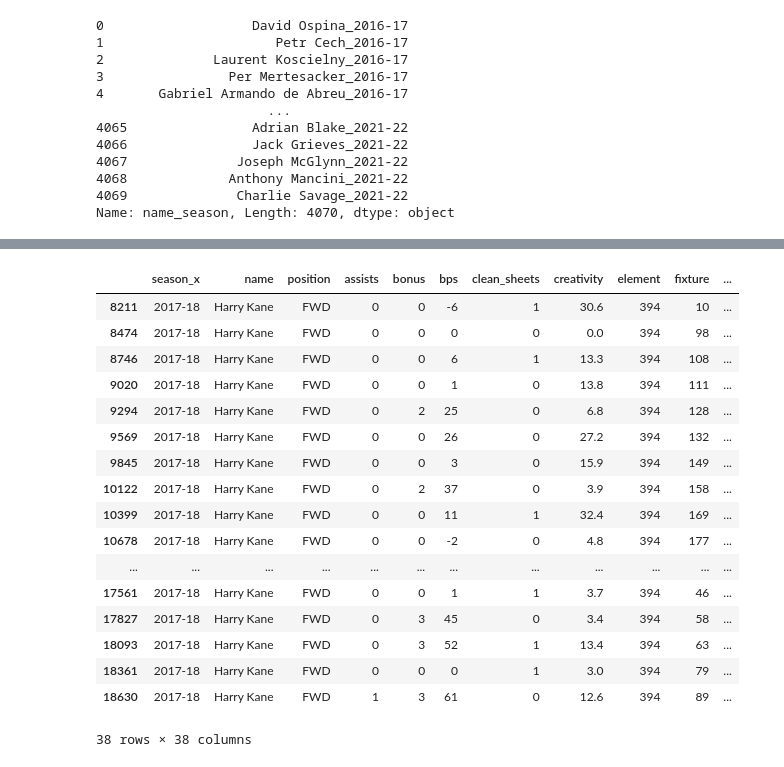
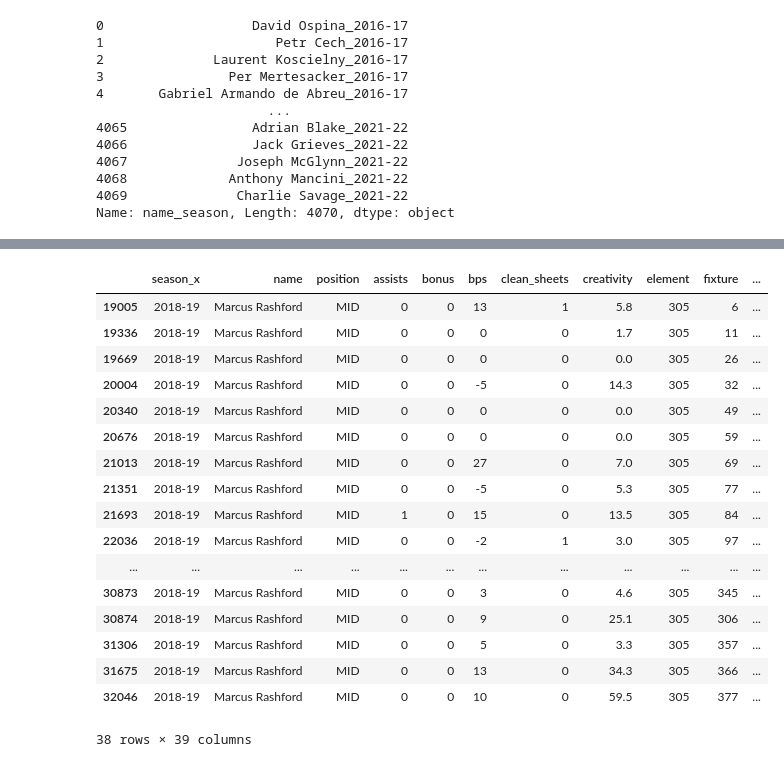
Before and after one commit to laniyadapo/FantasyPremierLeague, a Jupyter notebook: fantasy_test.ipynb, the cells around one changed output, grey strips where cells are left out. Drawn from its saved outputs; the diff is of its cells as text; code cells hidden in the pictures.

```diff
--- a/fantasy_test.ipynb
+++ b/fantasy_test.ipynb
@@ -146,0 +199,2 @@ hist.head()
+# %%
+hist['form'] = hist['total_points']/38    # Number of gameweeks
@@ -165,3 +267,7 @@ Name: name_season, Length: 4070, dtype: object
 teams=dict(zip(hist.name_season, hist.team_name))
 
 df_allseasons['club_name'] = df_allseasons['name_season'].map(teams)
+# %%
+teams=dict(zip(hist.name_season, hist.form))
+
+df_allseasons['form'] = df_allseasons['name_season'].map(teams)
@@ -168,24 +311,24 @@ df_allseasons['club_name'] = df_allseasons['name_season'].map(teams)
 # %%
-subset  = ['Harry Kane_2017-18']
+subset  = ['Marcus Rashford_2018-19']
 check = df_allseasons[df_allseasons.name_season.isin(subset)]
 check
 # %% [output]
 |  | season_x | name | position | assists | bonus | bps | clean_sheets | creativity | element | fixture | ... |
-| 8211 | 2017-18 | Harry Kane | FWD | 0 | 0 | -6 | 1 | 30.6 | 394 | 10 | ... |
-| 8474 | 2017-18 | Harry Kane | FWD | 0 | 0 | 0 | 0 | 0.0 | 394 | 98 | ... |
-| 8746 | 2017-18 | Harry Kane | FWD | 0 | 0 | 6 | 1 | 13.3 | 394 | 108 | ... |
-| 9020 | 2017-18 | Harry Kane | FWD | 0 | 0 | 1 | 0 | 13.8 | 394 | 111 | ... |
-| 9294 | 2017-18 | Harry Kane | FWD | 0 | 2 | 25 | 0 | 6.8 | 394 | 128 | ... |
-| 9569 | 2017-18 | Harry Kane | FWD | 0 | 0 | 26 | 0 | 27.2 | 394 | 132 | ... |
-| 9845 | 2017-18 | Harry Kane | FWD | 0 | 0 | 3 | 0 | 15.9 | 394 | 149 | ... |
-| 10122 | 2017-18 | Harry Kane | FWD | 0 | 2 | 37 | 0 | 3.9 | 394 | 158 | ... |
-| 10399 | 2017-18 | Harry Kane | FWD | 0 | 0 | 11 | 1 | 32.4 | 394 | 169 | ... |
-| 10678 | 2017-18 | Harry Kane | FWD | 0 | 0 | -2 | 0 | 4.8 | 394 | 177 | ... |
+| 19005 | 2018-19 | Marcus Rashford | MID | 0 | 0 | 13 | 1 | 5.8 | 305 | 6 | ... |
+| 19336 | 2018-19 | Marcus Rashford | MID | 0 | 0 | 0 | 0 | 1.7 | 305 | 11 | ... |
+| 19669 | 2018-19 | Marcus Rashford | MID | 0 | 0 | 0 | 0 | 0.0 | 305 | 26 | ... |
+| 20004 | 2018-19 | Marcus Rashford | MID | 0 | 0 | -5 | 0 | 14.3 | 305 | 32 | ... |
+| 20340 | 2018-19 | Marcus Rashford | MID | 0 | 0 | 0 | 0 | 0.0 | 305 | 49 | ... |
+| 20676 | 2018-19 | Marcus Rashford | MID | 0 | 0 | 0 | 0 | 0.0 | 305 | 59 | ... |
+| 21013 | 2018-19 | Marcus Rashford | MID | 0 | 0 | 27 | 0 | 7.0 | 305 | 69 | ... |
+| 21351 | 2018-19 | Marcus Rashford | MID | 0 | 0 | -5 | 0 | 5.3 | 305 | 77 | ... |
+| 21693 | 2018-19 | Marcus Rashford | MID | 1 | 0 | 15 | 0 | 13.5 | 305 | 84 | ... |
+| 22036 | 2018-19 | Marcus Rashford | MID | 0 | 0 | -2 | 1 | 3.0 | 305 | 97 | ... |
 | ... | ... | ... | ... | ... | ... | ... | ... | ... | ... | ... | ... |
-| 17561 | 2017-18 | Harry Kane | FWD | 0 | 0 | 1 | 1 | 3.7 | 394 | 46 | ... |
-| 17827 | 2017-18 | Harry Kane | FWD | 0 | 3 | 45 | 0 | 3.4 | 394 | 58 | ... |
-| 18093 | 2017-18 | Harry Kane | FWD | 0 | 3 | 52 | 1 | 13.4 | 394 | 63 | ... |
-| 18361 | 2017-18 | Harry Kane | FWD | 0 | 0 | 0 | 1 | 3.0 | 394 | 79 | ... |
-| 18630 | 2017-18 | Harry Kane | FWD | 1 | 3 | 61 | 0 | 12.6 | 394 | 89 | ... |
+| 30873 | 2018-19 | Marcus Rashford | MID | 0 | 0 | 3 | 0 | 4.6 | 305 | 345 | ... |
+| 30874 | 2018-19 | Marcus Rashford | MID | 0 | 0 | 9 | 0 | 25.1 | 305 | 306 | ... |
+| 31306 | 2018-19 | Marcus Rashford | MID | 0 | 0 | 5 | 0 | 3.3 | 305 | 357 | ... |
+| 31675 | 2018-19 | Marcus Rashford | MID | 0 | 0 | 13 | 0 | 34.3 | 305 | 366 | ... |
+| 32046 | 2018-19 | Marcus Rashford | MID | 0 | 0 | 10 | 0 | 59.5 | 305 | 377 | ... |
-38 rows × 38 columns
+38 rows × 39 columns
 # %%
```
Also changed, not shown: parts of 31 cells of this notebook.
